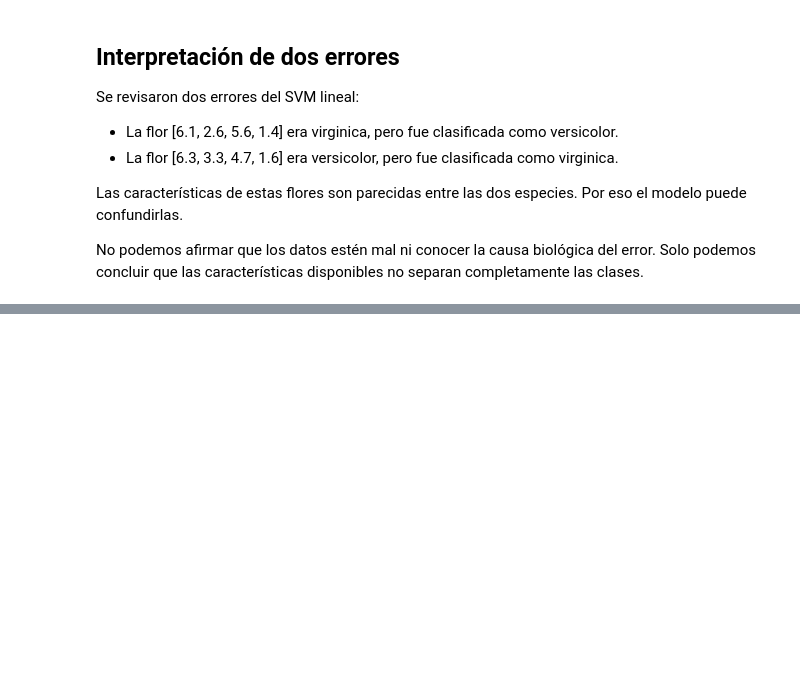
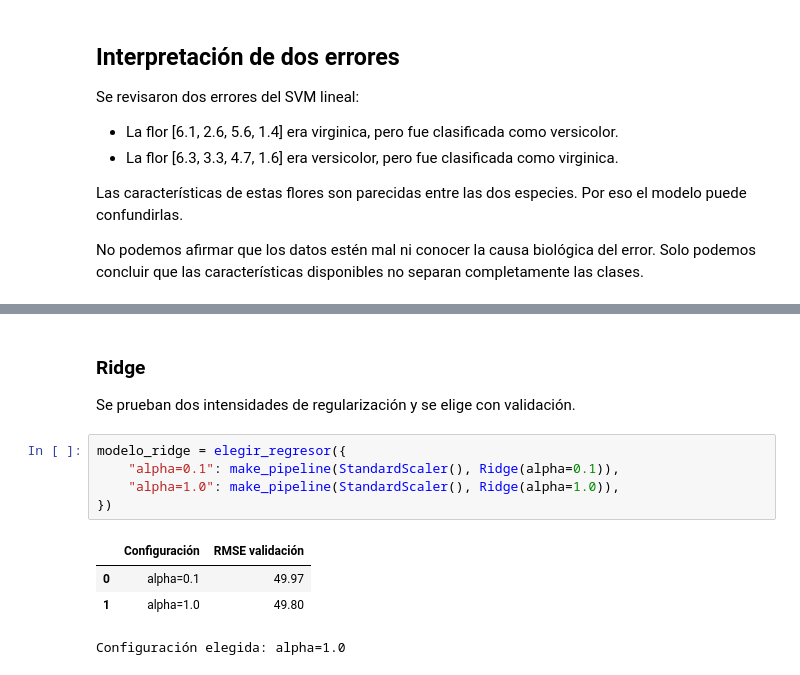
Before and after one commit to Harry-GNS/Recuperacion-de-la-Infromacion-2026B, a Jupyter notebook: Notebooks/01_revml.ipynb, the cells around one changed output, grey strips where cells are left out. Saved outputs shown, nothing was run; the diff lists cells and outputs as text; blank space fills up the shorter version.

```diff
--- a/Notebooks/01_revml.ipynb
+++ b/Notebooks/01_revml.ipynb
@@ -588,0 +570,14 @@ display(pd.DataFrame(regularizacion).round(3))
+# %% [markdown]
+### Ridge
+
+Se prueban dos intensidades de regularización y se elige con validación.
+# %%
+modelo_ridge = elegir_regresor({
+    "alpha=0.1": make_pipeline(StandardScaler(), Ridge(alpha=0.1)),
+    "alpha=1.0": make_pipeline(StandardScaler(), Ridge(alpha=1.0)),
+})
+# %% [output]
+|  | Configuración | RMSE validación |
+| 0 | alpha=0.1 | 49.97 |
+| 1 | alpha=1.0 | 49.80 |
+Configuración elegida: alpha=1.0
```
Also changed, not shown: parts of 27 cells of this notebook.
